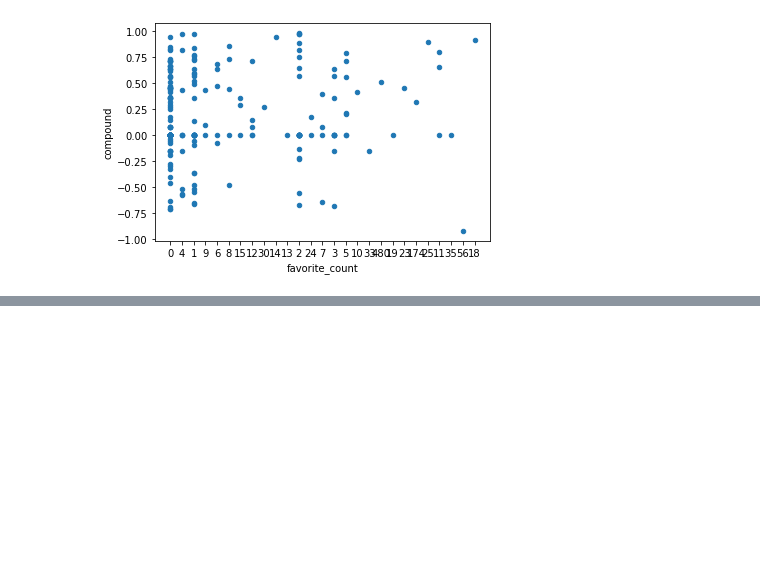
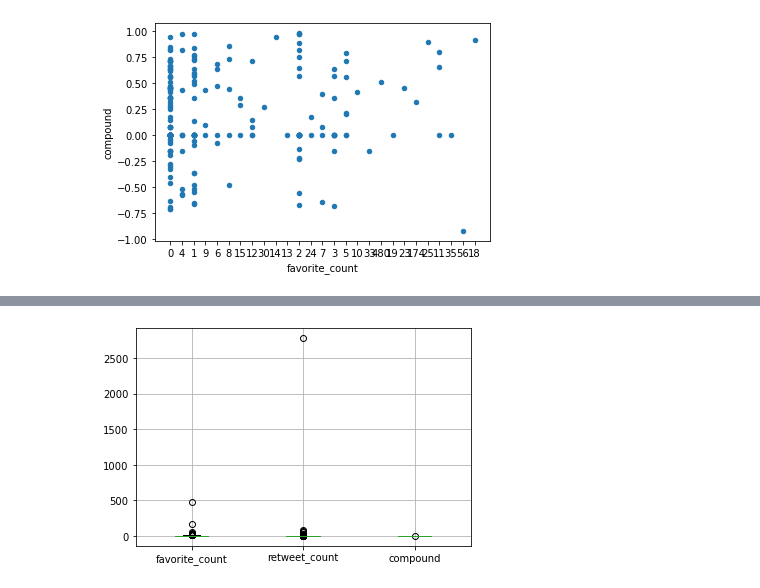
Before and after one commit to samanthasains/RDShipWars, a Jupyter notebook: test-train.ipynb, the cells around one changed output, grey strips where cells are left out. Cells and saved outputs as stored; diff of their text form; code cells hidden in the pictures; blank space fills up the shorter version.

```diff
--- a/test-train.ipynb
+++ b/test-train.ipynb
@@ -203,0 +218,4 @@ ax3 = df.plot.scatter(x='favorite_count',
+# %%
+boxplot = df.boxplot(column=['favorite_count', 'retweet_count', 'compound'])
+# %% [output]
+[figure, added]
```
Also changed, not shown: parts of 9 cells of this notebook, 7 other files.
